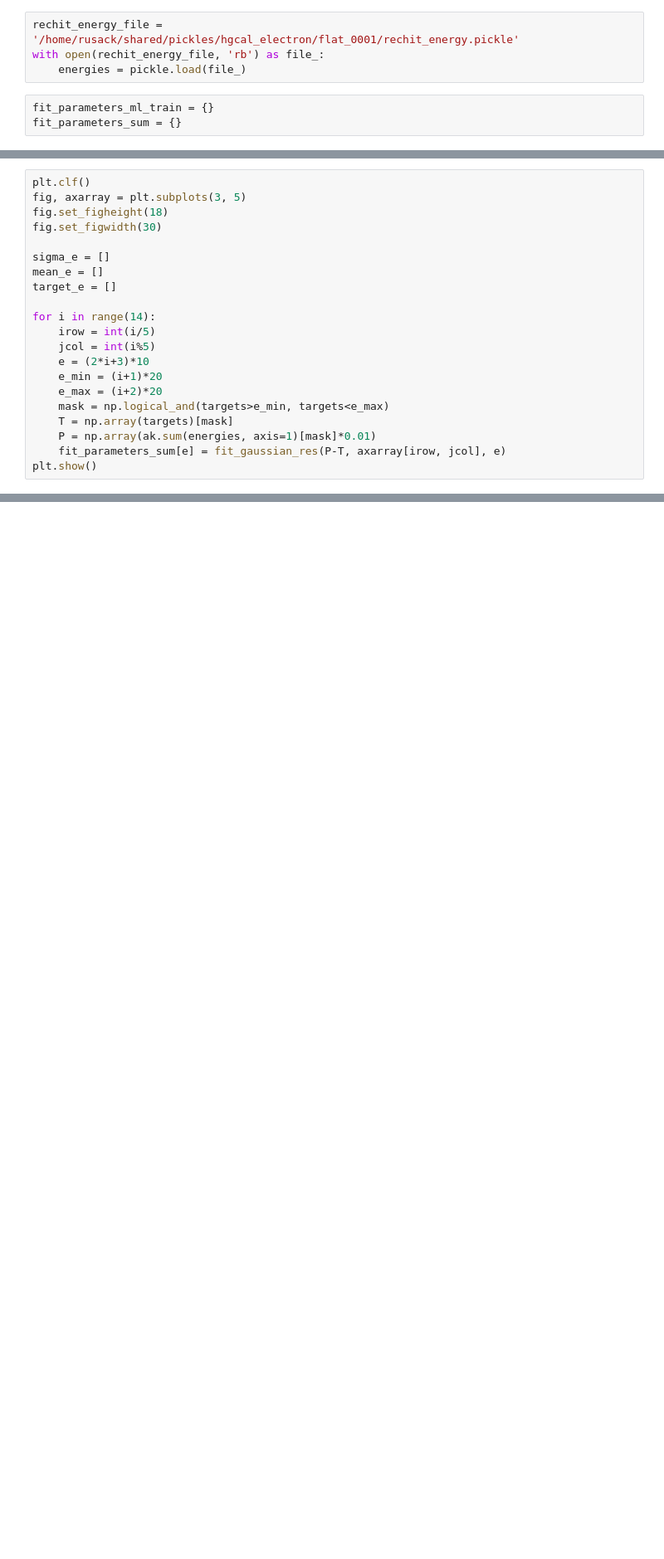
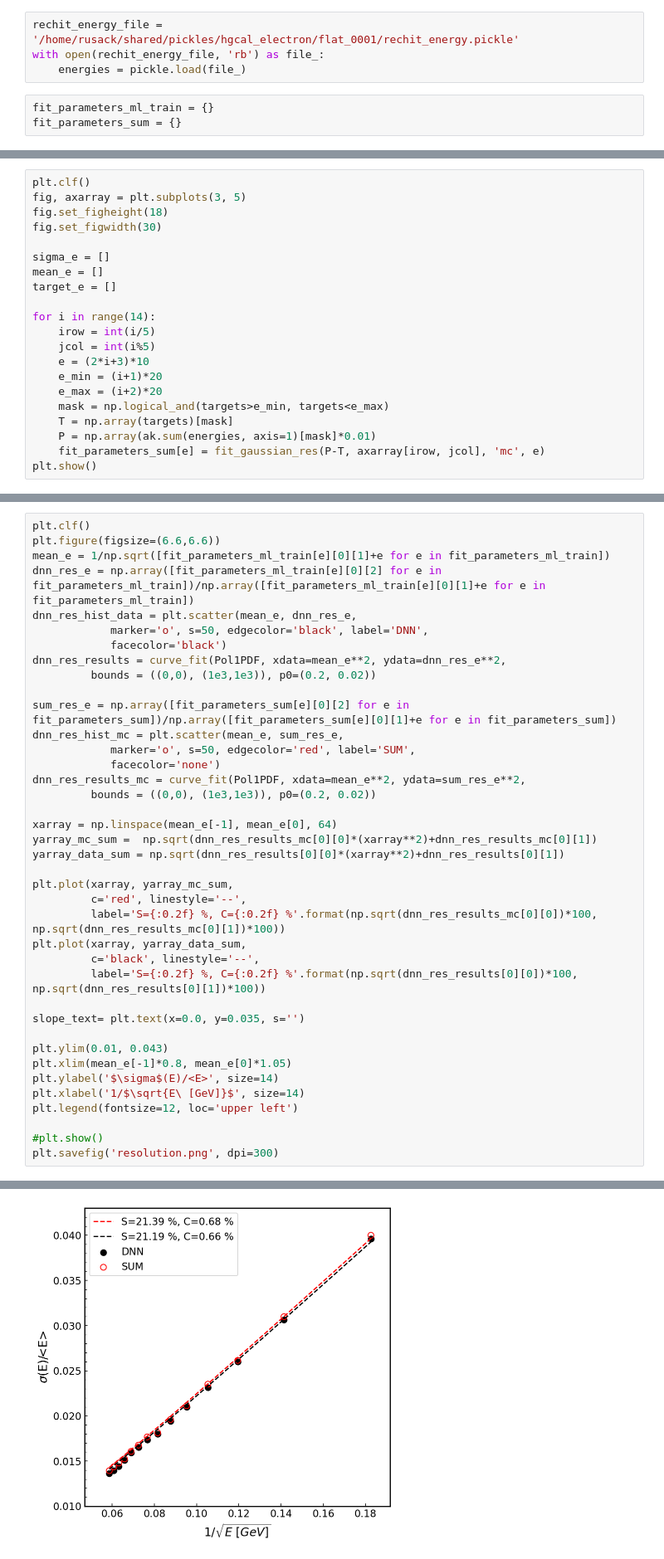
Before and after one commit to FAIR-UMN/FAIR-UMN-HGCAL, a Jupyter notebook: notebooks/GetBinnedResolution.ipynb, the cells around one changed output, grey strips where cells are left out. Shown: that part at 83% size. Cells and saved outputs as stored; diff of their text form; blank space fills up the shorter version.

```diff
--- a/notebooks/GetBinnedResolution.ipynb
+++ b/notebooks/GetBinnedResolution.ipynb
@@ -84,7 +105,7 @@ for i in range(14):
     mask = np.logical_and(targets>e_min, targets<e_max)
     T = np.array(targets)[mask]
     P = np.array(ak.sum(energies, axis=1)[mask]*0.01)
-    fit_parameters_sum[e] = fit_gaussian_res(P-T, axarray[irow, jcol], e)
+    fit_parameters_sum[e] = fit_gaussian_res(P-T, axarray[irow, jcol], 'mc', e)
 plt.show()
 # %% [output]
 <Figure size 432x288 with 0 Axes>
@@ -135,3 +156,43 @@ plt.show()
 # %% [output]
 <Figure size 432x288 with 0 Axes>
 [figure]
+# %%
+plt.clf()
+plt.figure(figsize=(6.6,6.6))
+mean_e = 1/np.sqrt([fit_parameters_ml_train[e][0][1]+e for e in fit_parameters_ml_train])
+dnn_res_e = np.array([fit_parameters_ml_train[e][0][2] for e in fit_parameters_ml_train])/np.array([fit_parameters_ml_train[e][0][1]+e for e in fit_parameters_ml_train])
+dnn_res_hist_data = plt.scatter(mean_e, dnn_res_e,
+            marker='o', s=50, edgecolor='black', label='DNN',
+            facecolor='black')
+dnn_res_results = curve_fit(Pol1PDF, xdata=mean_e**2, ydata=dnn_res_e**2,
+         bounds = ((0,0), (1e3,1e3)), p0=(0.2, 0.02))
+
+sum_res_e = np.array([fit_parameters_sum[e][0][2] for e in fit_parameters_sum])/np.array([fit_parameters_sum[e][0][1]+e for e in fit_parameters_sum])
+dnn_res_hist_mc = plt.scatter(mean_e, sum_res_e,
+            marker='o', s=50, edgecolor='red', label='SUM',
+            facecolor='none')
+dnn_res_results_mc = curve_fit(Pol1PDF, xdata=mean_e**2, ydata=sum_res_e**2,
+         bounds = ((0,0), (1e3,1e3)), p0=(0.2, 0.02))
+
+xarray = np.linspace(mean_e[-1], mean_e[0], 64)
+yarray_mc_sum =  np.sqrt(dnn_res_results_mc[0][0]*(xarray**2)+dnn_res_results_mc[0][1])
+yarray_data_sum = np.sqrt(dnn_res_results[0][0]*(xarray**2)+dnn_res_results[0][1])
+
+plt.plot(xarray, yarray_mc_sum,
+         c='red', linestyle='--',
+         label='S={:0.2f} %, C={:0.2f} %'.format(np.sqrt(dnn_res_results_mc[0][0])*100, np.sqrt(dnn_res_results_mc[0][1])*100))
+plt.plot(xarray, yarray_data_sum,
+         c='black', linestyle='--',
+         label='S={:0.2f} %, C={:0.2f} %'.format(np.sqrt(dnn_res_results[0][0])*100, np.sqrt(dnn_res_results[0][1])*100))
+
+slope_text= plt.text(x=0.0, y=0.035, s='')
+
+plt.ylim(0.01, 0.043)
+plt.xlim(mean_e[-1]*0.8, mean_e[0]*1.05)
+plt.ylabel('$\sigma$(E)/<E>', size=14)
+plt.xlabel('1/$\sqrt{E\ [GeV]}$', size=14)
+plt.legend(fontsize=12, loc='upper left')
+
+#plt.show()
+plt.savefig('resolution.png', dpi=300)
+# %% [output]
@@ -137,0 +200 @@ plt.show()
+[figure, added]
```
Also changed, not shown: parts of 8 cells of this notebook, 13 other files.
